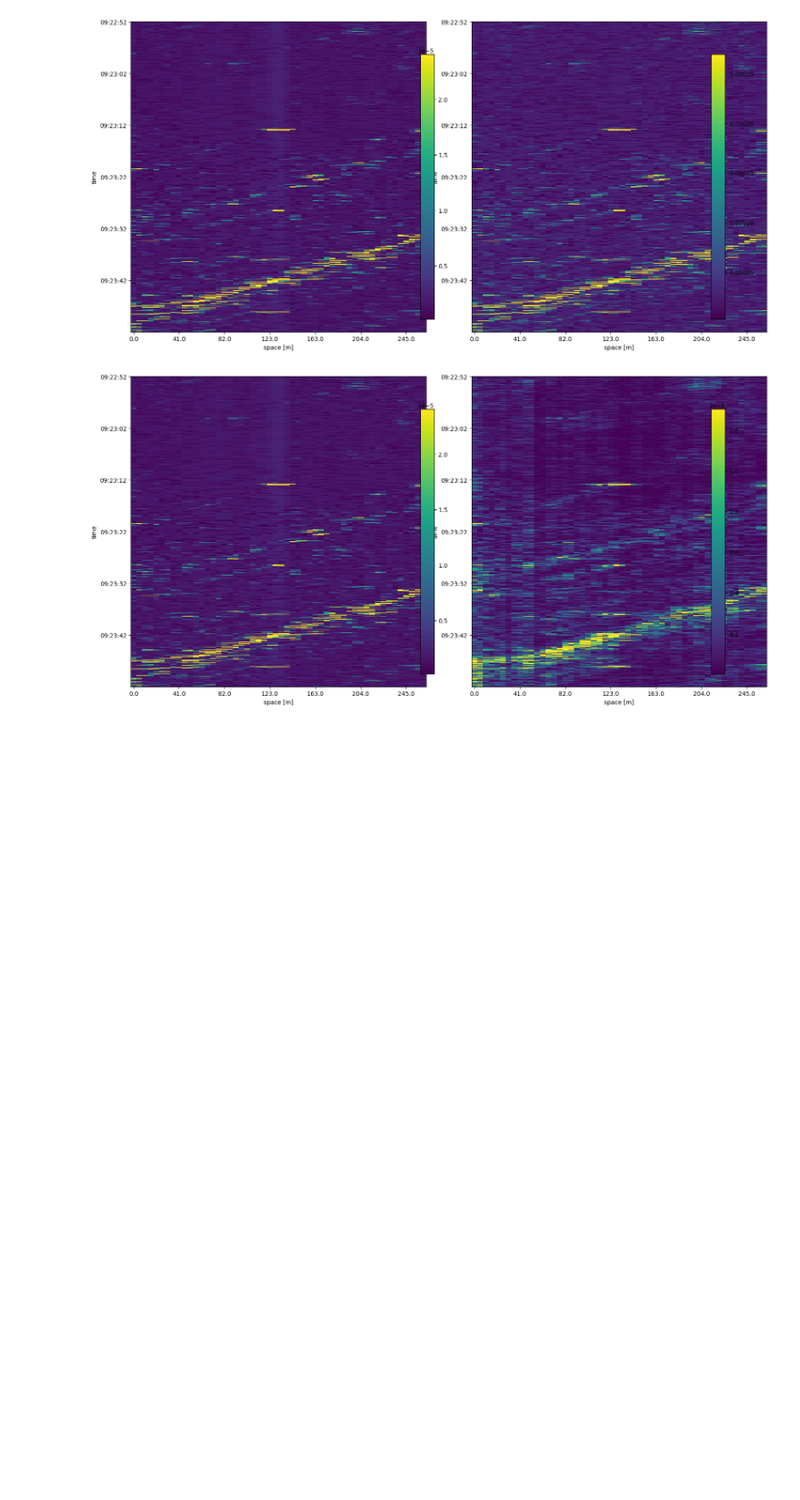
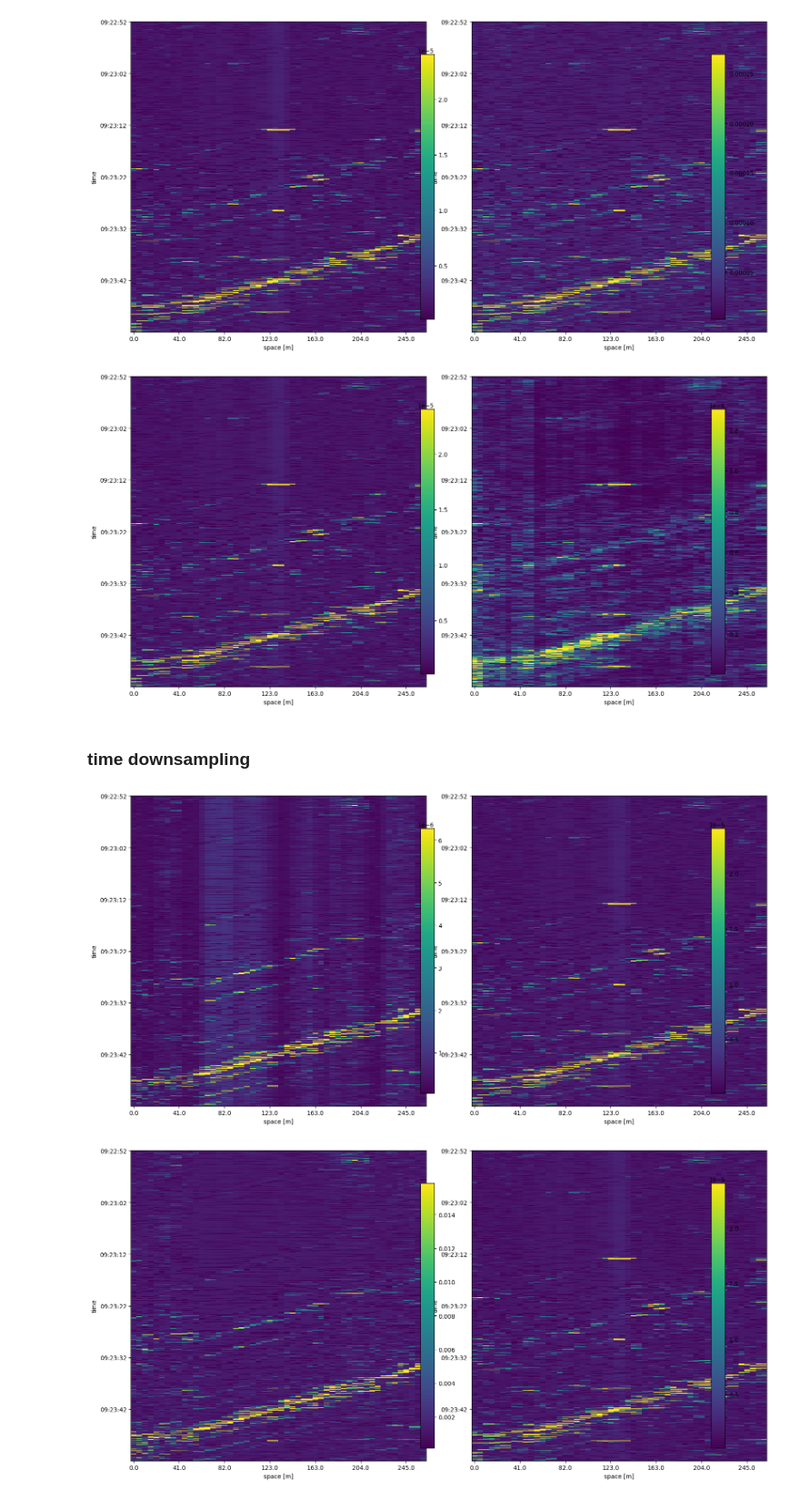
Before and after one commit to miczkejedrzej/Cv1_project, a Jupyter notebook: project1/final_notebook.ipynb, the cells around one changed output. Shown at 91% size. Saved outputs shown, nothing was run; the diff lists cells and outputs as text; code cells hidden in the pictures; blank space fills up the shorter version.

```diff
--- a/project1/final_notebook.ipynb
+++ b/project1/final_notebook.ipynb
@@ -298,3 +315,40 @@ def downsampling_time_max_mean(df,window_size=50,ret_dataframe=True):
         return pd.DataFrame(downsampled_data, index=new_index, columns=df.columns)
     else:
         return downsampled_data
+
+
+def downsampling_time_mean(df, window_size=10, ret_dataframe=True):
+    data = df.to_numpy()
+
+    # Ensure the number of rows is divisible by the window size
+    trimmed_size = (data.shape[0] // window_size) * window_size
+    trimmed_data = data[:trimmed_size]  # Trim excess rows if necessary
+
+    # Reshape and compute mean
+    downsampled_data = trimmed_data.reshape(-1, window_size, data.shape[1]).mean(axis=1)
+
+
+    if ret_dataframe:
+        # Create a new index
+        new_index = df.index[:trimmed_size:window_size]  # Take every `window_size` step
+        return pd.DataFrame(downsampled_data, index=new_index, columns=df.columns)
+    else:
+        return downsampled_data
+
+
+def downsampling_time_median(df, window_size=10, ret_dataframe=True):
+    data = df.to_numpy()
+
+    # Ensure the number of rows is divisible by the window size
+    trimmed_size = (data.shape[0] // window_size) * window_size
+    trimmed_data = data[:trimmed_size]  # Trim excess rows if necessary
+
+    # Reshape and compute median
+    downsampled_data = np.median(trimmed_data.reshape(-1, window_size, data.shape[1]), axis=1)
+
+    if ret_dataframe:
+        # Create a new index
+        new_index = df.index[:trimmed_size:window_size]  # Take every `window_size` step
+        return pd.DataFrame(downsampled_data, index=new_index, columns=df.columns)
+    else:
+        return downsampled_data
@@ -417,3 +803,13 @@ True
 [figure]
 [figure]
 [figure]
+# %% [markdown]
+### time downsampling
+# %%
+downsampled_median = downsampling_time_median(mean_normalized_corrected,50,True)
+plotting_function([downsampled_median,mean_normalized_corrected],True)
+downsampled_median_normalized = normalizing_columns(downsampled_median,1,True)
+plotting_function([downsampled_median_normalized,mean_normalized_corrected],True)
+# %% [output]
+[figure, added]
+[figure, added]
```
Also changed, not shown: parts of 15 cells of this notebook.
